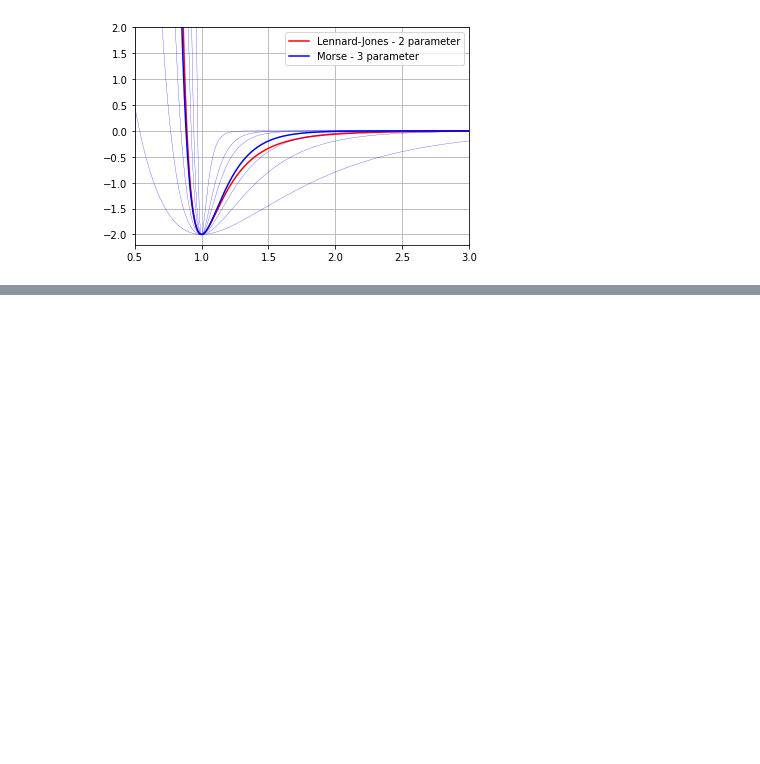
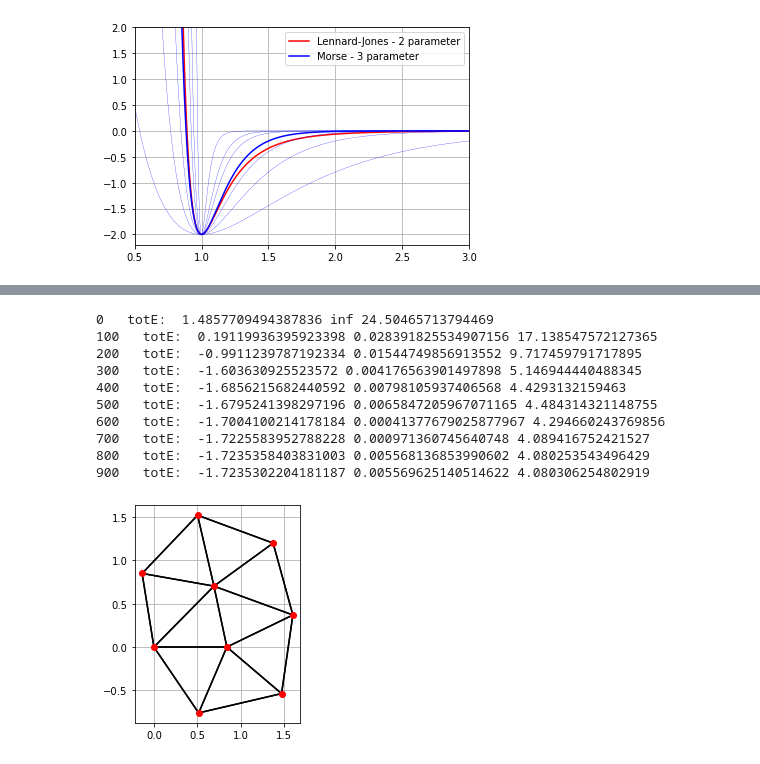
Before and after one commit to cthierfelder/PhysicsInPython, a Jupyter notebook: 14_MoleculeStructure.ipynb, the cells around one changed output, grey strips where cells are left out. Saved outputs shown, nothing was run; the diff lists cells and outputs as text; code cells hidden in the pictures; blank space fills up the shorter version.

```diff
--- a/14_MoleculeStructure.ipynb
+++ b/14_MoleculeStructure.ipynb
@@ -144,0 +167,15 @@ ax.scatter(x,y,z)
+# %%
+parts = optimizeGeometry(parts,maxSteps=1000, DS=0.001, energyThresh = 0.00001, forceThresh = 0.1)
+plotPart(parts, figSize = 5)
+# %% [output]
+0   totE:  1.4857709494387836 inf 24.50465713794469
+100   totE:  0.19119936395923398 0.028391825534907156 17.138547572127365
+200   totE:  -0.9911239787192334 0.01544749856913552 9.717459791717895
+300   totE:  -1.603630925523572 0.004176563901497898 5.146944440488345
+400   totE:  -1.6856215682440592 0.00798105937406568 4.4293132159463
+500   totE:  -1.6795241398297196 0.0065847205967071165 4.484314321148755
+600   totE:  -1.7004100214178184 0.00041377679025877967 4.294660243769856
+700   totE:  -1.7225583952788228 0.000971360745640748 4.089416752421527
+800   totE:  -1.7235358403831003 0.005568136853990602 4.080253543496429
+900   totE:  -1.7235302204181187 0.005569625140514622 4.080306254802919
+[figure, added]
```
Also changed, not shown: parts of 6 cells of this notebook.
